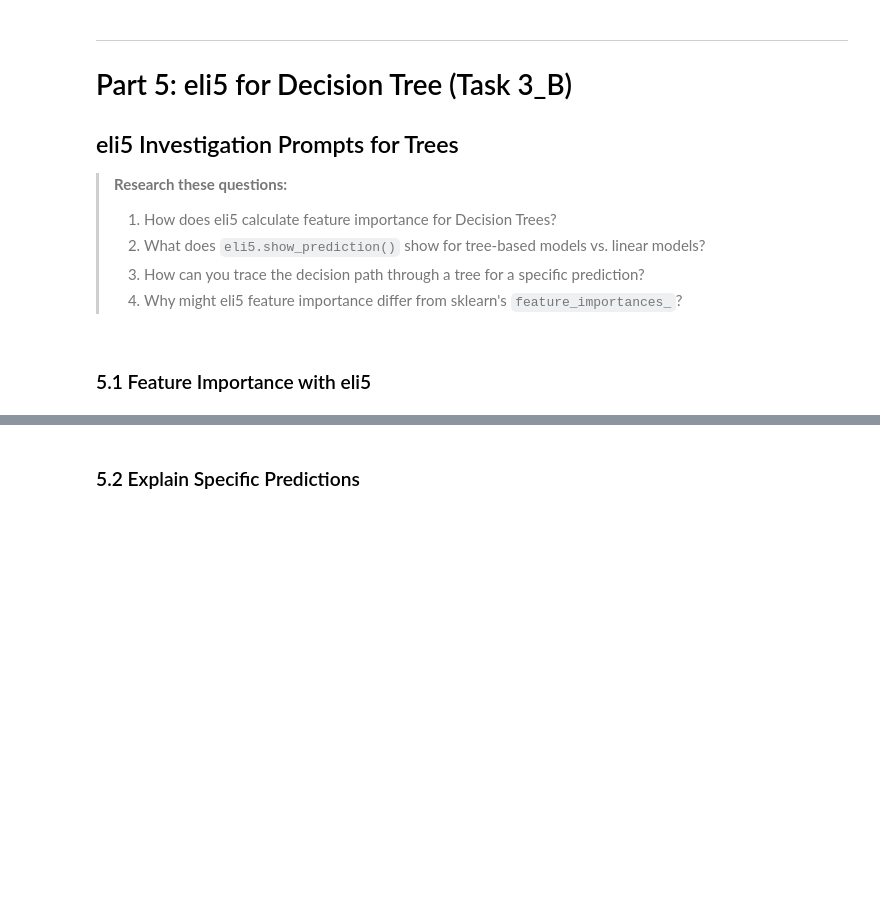
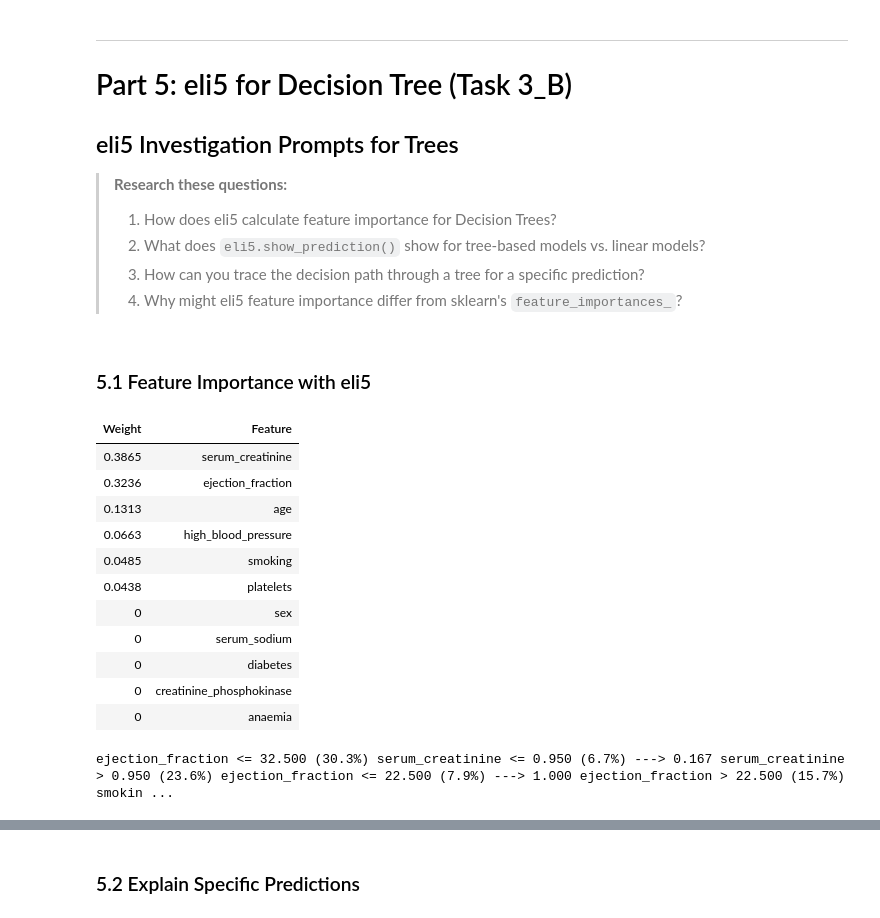
Before and after one commit to WatsonWBlair/cs667, a Jupyter notebook: Projects/Interpretability/notebooks/member_b_tree_models.ipynb, the cells around one changed output, grey strips where cells are left out. Drawn from its saved outputs; the diff is of its cells as text; code cells hidden in the pictures; blank space fills up the shorter version.

```diff
--- a/Projects/Interpretability/notebooks/member_b_tree_models.ipynb
+++ b/Projects/Interpretability/notebooks/member_b_tree_models.ipynb
@@ -37,9 +44,9 @@ TARGET_COLUMN = 'DEATH_EVENT'
 train_data = pd.read_csv('../data/train.csv')
 test_data = pd.read_csv('../data/test.csv')
 
-X_train = train_data.drop(columns=[TARGET_COLUMN])
+X_train = train_data.drop(columns=[TARGET_COLUMN, 'time'])
 y_train = train_data[TARGET_COLUMN]
-X_test = test_data.drop(columns=[TARGET_COLUMN])
+X_test = test_data.drop(columns=[TARGET_COLUMN, 'time'])
 y_test = test_data[TARGET_COLUMN]
 
 feature_names = X_train.columns.tolist()
@@ -113,9 +185,14 @@ plt.show()
 
 dt_param_grid = {
     # YOUR CODE HERE
-    # Hint: 'max_depth': [3, 5, 7, 10, None]
-    # Hint: 'min_samples_split': [2, 5, 10]
-    # Hint: 'min_samples_leaf': [1, 2, 4]
+    # 'max_depth': [3, 5, 7, 10, None],
+    # 'min_samples_split': [2, 5, 10],
+    # 'min_samples_leaf': [1, 2, 4]
+    'criterion': ['gini', 'entropy'], # Quality of split
+    'max_depth': [3, 5, 10, 15, None], # Max levels
+    'min_samples_split': [2, 5, 10, 20], # Min samples to split node
+    'min_samples_leaf': [1, 2, 4, 8], # Min samples in a leaf
+    'max_features': ['sqrt', 'log2', None] # Features considered at each split
 }
 
 print(f"DT Parameter grid: {dt_param_grid}")
@@ -125,11 +204,11 @@ print(f"DT Parameter grid: {dt_param_grid}")
 dt = DecisionTreeClassifier(random_state=RANDOM_STATE)
 
 dt_grid_search = GridSearchCV(
-    # YOUR CODE HERE
+    dt, param_grid=dt_param_grid
 )
 
 # Fit
-# YOUR CODE HERE
+dt_grid_search.fit(X_train, y_train)
 
 print(f"Best DT parameters: {dt_grid_search.best_params_}")
 print(f"Best DT CV AUC-ROC: {dt_grid_search.best_score_:.4f}")
@@ -222,8 +347,22 @@ print("Random Forest model saved.")
 # %%
 # TODO: Use eli5.show_weights() to display feature importance
 # Hint: Pass feature_names for readability
 
-# YOUR CODE HERE
+eli5.show_weights(best_dt, feature_names=list(X_test.columns))
+# %% [output]
+| Weight | Feature |
+| 0.3865 | serum_creatinine |
+| 0.3236 | ejection_fraction |
+| 0.1313 | age |
+| 0.0663 | high_blood_pressure |
+| 0.0485 | smoking |
+| 0.0438 | platelets |
+| 0 | sex |
+| 0 | serum_sodium |
+| 0 | diabetes |
+| 0 | creatinine_phosphokinase |
+| 0 | anaemia |
+ejection_fraction <= 32.500 (30.3%) serum_creatinine <= 0.950 (6.7%) ---> 0.167 serum_creatinine > 0.950 (23.6%) ejection_fraction <= 22.500 (7.9%) ---> 1.000 ejection_fraction > 22.500 (15.7%) smokin ...
 # %%
 # TODO: Compare with sklearn's built-in feature_importances_
 # Are they the same? Why or why not?
```
Also changed, not shown: parts of 25 cells of this notebook, 7 other files.
